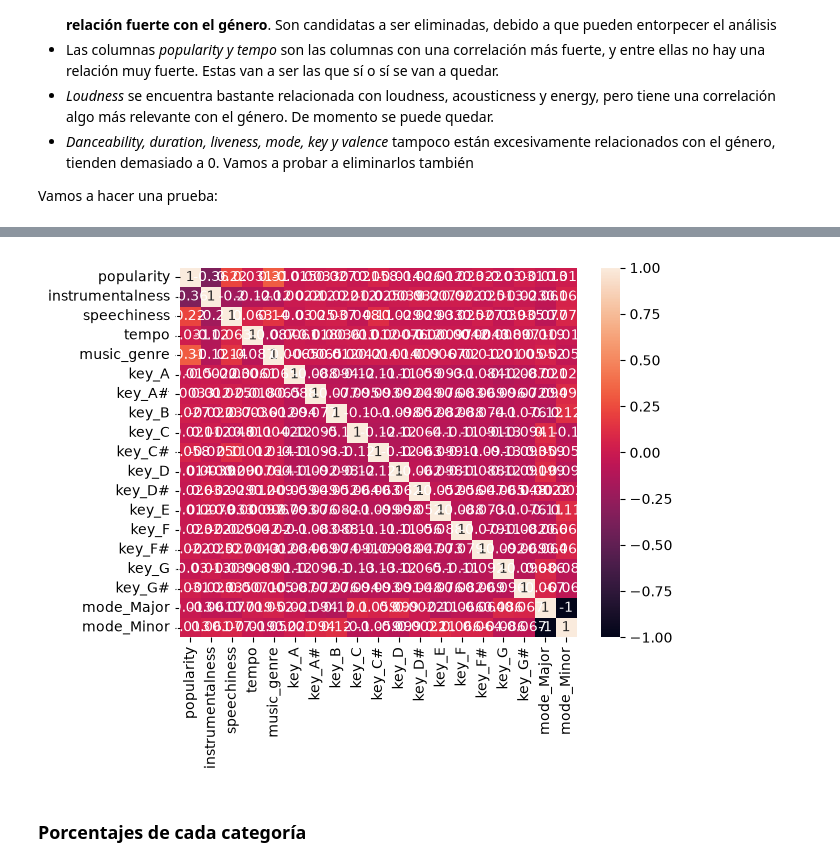
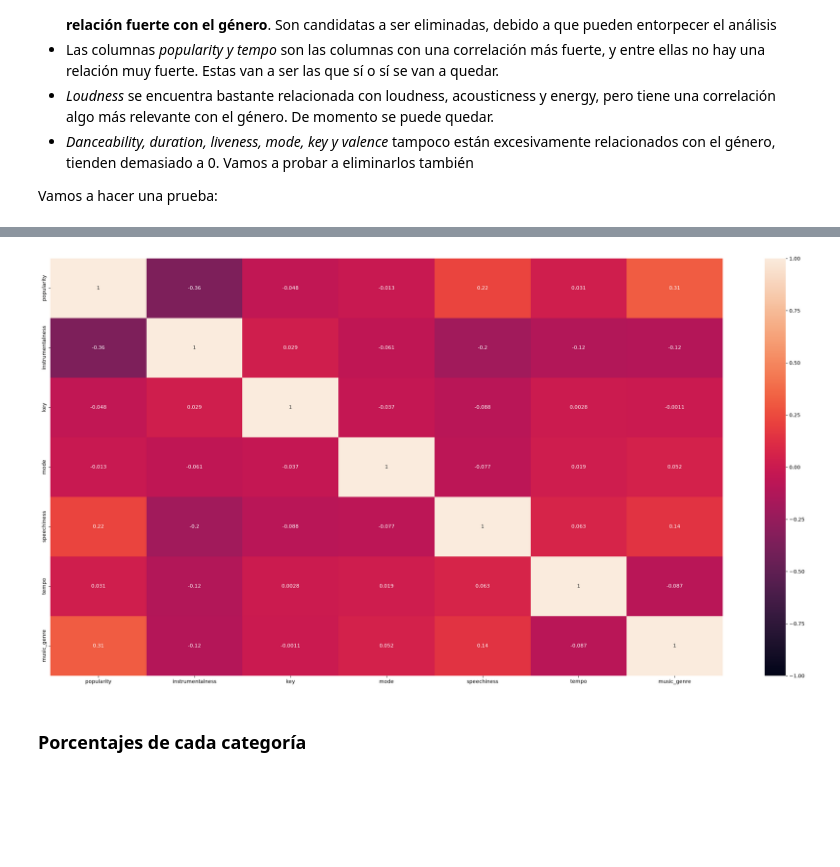
Before and after one commit to ErikAT04/PROYECTO1EVALPIA, a Jupyter notebook: Proyecto1PIA_ErikAmoToquero.ipynb, the cells around one changed output, grey strips where cells are left out. Cells and saved outputs as stored; diff of their text form; code cells hidden in the pictures; blank space fills up the shorter version.

```diff
--- a/Proyecto1PIA_ErikAmoToquero.ipynb
+++ b/Proyecto1PIA_ErikAmoToquero.ipynb
@@ -149,18 +170,25 @@ Y esto nos deja un dataset con la siguiente estructura:
 # %%
 # Guardamos los Strings categóricos del género
 generos = df_canciones.music_genre.unique().tolist()
+modos = df_canciones["mode"].unique().tolist()
+claves = df_canciones["key"].unique().tolist()
 
 # Atacamos a las categorías de golpe:
-df_canciones = pd.get_dummies(
+"""df_canciones = pd.get_dummies(
     df_canciones,
-    columns=["key", "mode"],
+    columns=["key"],
     dtype=int
-)
+)"""
 df_canciones["tempo"] = pd.to_numeric(
     df_canciones["tempo"], errors="coerce"
 )
+
+df_canciones["duration_ms"] = df_canciones["duration_ms"].apply()
+
 df_canciones["tempo"] = df_canciones["tempo"].fillna(df_canciones["tempo"].median())
 df_canciones["music_genre"] = df_canciones["music_genre"].apply(lambda x: generos.index(x))
+df_canciones["mode"] = df_canciones["mode"].apply(lambda x: modos.index(x))
+df_canciones["key"] = df_canciones["key"].apply(lambda x: claves.index(x))
 # %% [markdown]
 Comprobación:
 # %%
@@ -248,6 +273,7 @@ df_prueba = df_limpio.drop(["acousticness", "energy", "loudness", "danceability"
 
 correlacion_prueba = df_prueba.corr()
 display(correlacion_prueba)
+plt.figure(figsize=(30, 15))
 sns.heatmap(correlacion_prueba, annot=True, vmin=-1, vmax=1)
 plt.show()
 # %% [output]
@@ -271,4 +288,4 @@ plt.show()
-[figure, old version]
+[figure, new version]
 # %% [markdown]
 ### Porcentajes de cada categoría
 # %%
```
Also changed, not shown: parts of 22 cells of this notebook, 1 other file.
